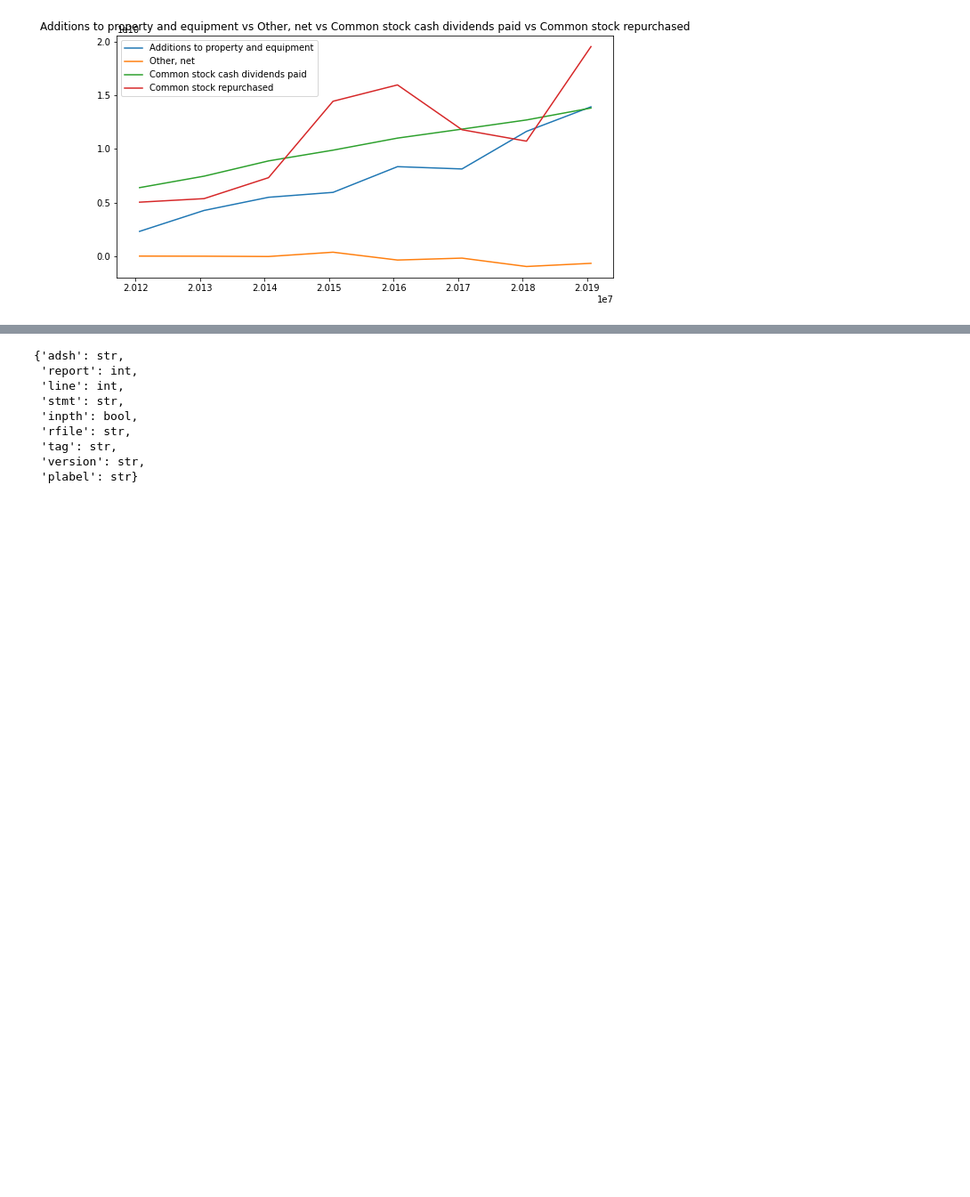
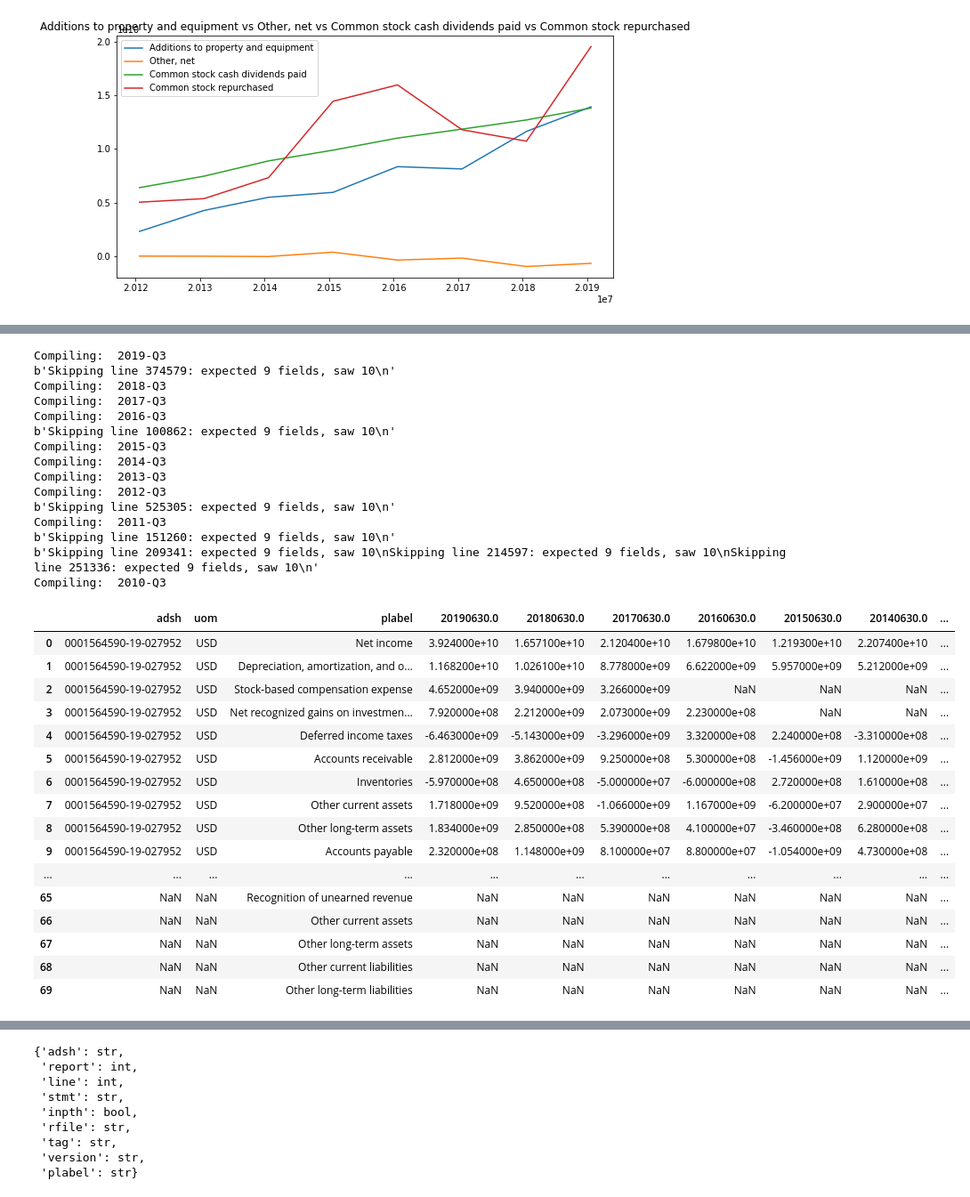
Before and after one commit to mxpoch/LPS, a Jupyter notebook: Scripts/LPS_Workbench.ipynb, the cells around one changed output, grey strips where cells are left out. Shown: that part at 89% size. Cells and saved outputs as stored; diff of their text form; code cells hidden in the pictures; blank space fills up the shorter version.

Commit message:
Displaying the full might of the RangedFilings Option

```diff
--- a/Scripts/LPS_Workbench.ipynb
+++ b/Scripts/LPS_Workbench.ipynb
@@ -123,3 +123,39 @@ Wall time: 3min 3s
 | 33 | NaN | NaN | Total operating expenses | NaN | NaN | NaN | NaN | NaN | NaN | ... |
 | 35 | NaN | NaN | Revenue | NaN | NaN | NaN | NaN | NaN | NaN | ... |
 | 36 | NaN | NaN | Employee severance | NaN | NaN | NaN | NaN | NaN | NaN | ... |
+# %%
+RF2 = RangedFilings(tt, statement='CF')
+RF2
+# %% [output]
+Compiling:  2019-Q3
+b'Skipping line 374579: expected 9 fields, saw 10\n'
+Compiling:  2018-Q3
+Compiling:  2017-Q3
+Compiling:  2016-Q3
+b'Skipping line 100862: expected 9 fields, saw 10\n'
+Compiling:  2015-Q3
+Compiling:  2014-Q3
+Compiling:  2013-Q3
+Compiling:  2012-Q3
+b'Skipping line 525305: expected 9 fields, saw 10\n'
+Compiling:  2011-Q3
+b'Skipping line 151260: expected 9 fields, saw 10\n'
+b'Skipping line 209341: expected 9 fields, saw 10\nSkipping line 214597: expected 9 fields, saw 10\nSkipping line 251336: expected 9 fields, saw 10\n'
+Compiling:  2010-Q3
+|  | adsh | uom | plabel | 20190630.0 | 20180630.0 | 20170630.0 | 20160630.0 | 20150630.0 | 20140630.0 | ... |
+| 0 | 0001564590-19-027952 | USD | Net income | 3.924000e+10 | 1.657100e+10 | 2.120400e+10 | 1.679800e+10 | 1.219300e+10 | 2.207400e+10 | ... |
+| 1 | 0001564590-19-027952 | USD | Depreciation, amortization, and o... | 1.168200e+10 | 1.026100e+10 | 8.778000e+09 | 6.622000e+09 | 5.957000e+09 | 5.212000e+09 | ... |
+| 2 | 0001564590-19-027952 | USD | Stock-based compensation expense | 4.652000e+09 | 3.940000e+09 | 3.266000e+09 | NaN | NaN | NaN | ... |
+| 3 | 0001564590-19-027952 | USD | Net recognized gains on investmen... | 7.920000e+08 | 2.212000e+09 | 2.073000e+09 | 2.230000e+08 | NaN | NaN | ... |
+| 4 | 0001564590-19-027952 | USD | Deferred income taxes | -6.463000e+09 | -5.143000e+09 | -3.296000e+09 | 3.320000e+08 | 2.240000e+08 | -3.310000e+08 | ... |
+| 5 | 0001564590-19-027952 | USD | Accounts receivable | 2.812000e+09 | 3.862000e+09 | 9.250000e+08 | 5.300000e+08 | -1.456000e+09 | 1.120000e+09 | ... |
+| 6 | 0001564590-19-027952 | USD | Inventories | -5.970000e+08 | 4.650000e+08 | -5.000000e+07 | -6.000000e+08 | 2.720000e+08 | 1.610000e+08 | ... |
+| 7 | 0001564590-19-027952 | USD | Other current assets | 1.718000e+09 | 9.520000e+08 | -1.066000e+09 | 1.167000e+09 | -6.200000e+07 | 2.900000e+07 | ... |
+| 8 | 0001564590-19-027952 | USD | Other long-term assets | 1.834000e+09 | 2.850000e+08 | 5.390000e+08 | 4.100000e+07 | -3.460000e+08 | 6.280000e+08 | ... |
+| 9 | 0001564590-19-027952 | USD | Accounts payable | 2.320000e+08 | 1.148000e+09 | 8.100000e+07 | 8.800000e+07 | -1.054000e+09 | 4.730000e+08 | ... |
+| ... | ... | ... | ... | ... | ... | ... | ... | ... | ... | ... |
+| 65 | NaN | NaN | Recognition of unearned revenue | NaN | NaN | NaN | NaN | NaN | NaN | ... |
+| 66 | NaN | NaN | Other current assets | NaN | NaN | NaN | NaN | NaN | NaN | ... |
+| 67 | NaN | NaN | Other long-term assets | NaN | NaN | NaN | NaN | NaN | NaN | ... |
+| 68 | NaN | NaN | Other current liabilities | NaN | NaN | NaN | NaN | NaN | NaN | ... |
+| 69 | NaN | NaN | Other long-term liabilities | NaN | NaN | NaN | NaN | NaN | NaN | ... |
```
Also changed, not shown: parts of 3 cells of this notebook.
